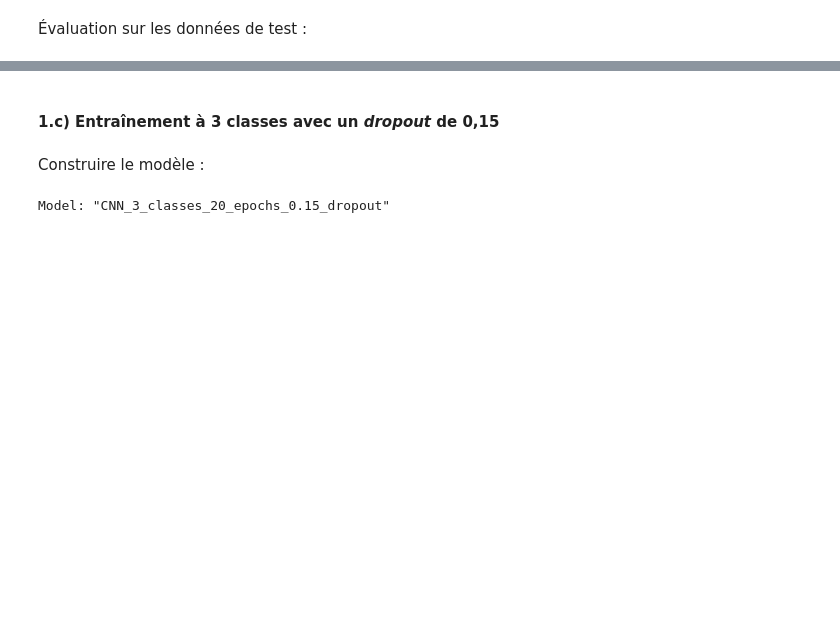
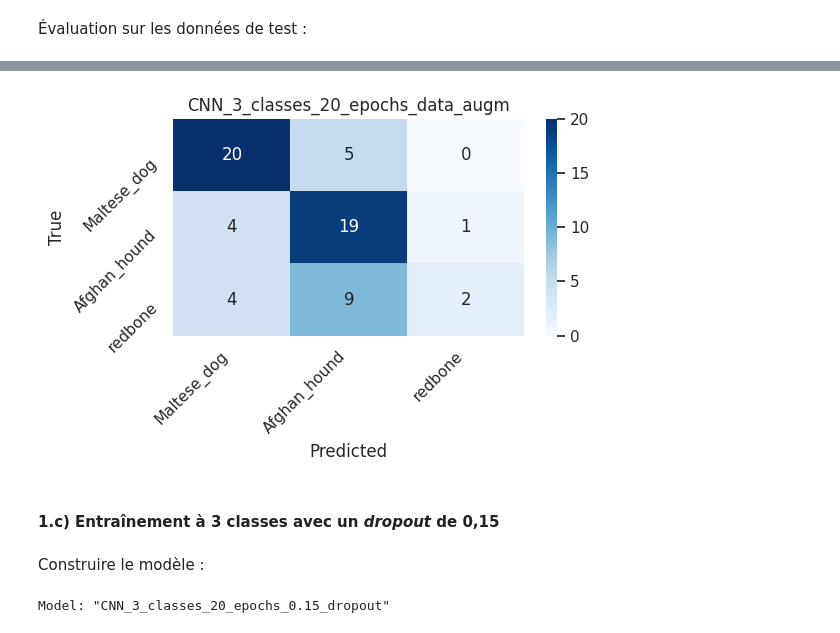
Before and after one commit to kirisakow/oc-dogs-cv-dl, a Jupyter notebook: ISAKOV_Kiril_2_notebook_model_from_scratch_032026.ipynb, the cells around one changed output, grey strips where cells are left out. Cells and saved outputs as stored; diff of their text form; code cells hidden in the pictures; blank space fills up the shorter version.

```diff
--- a/ISAKOV_Kiril_2_notebook_model_from_scratch_032026.ipynb
+++ b/ISAKOV_Kiril_2_notebook_model_from_scratch_032026.ipynb
@@ -427,4 +434,5 @@ logr.info(f"Loss finale de la validation: {history.history['val_loss'][-1]:.4f}"
 # %%
 logr.info(f"Évaluation sur les données de test :")
 logr.info(f"loss, accuracy = {model.evaluate(test_seq)}")
+plot_confusion_matrix(model, test_seq, test_seq.labels, breed_labels_dict.values(), title=f'{experiment_name}')
 # %% [output]
@@ -434,3 +443,4 @@ logr.info(f"loss, accuracy = {model.evaluate(test_seq)}")
+[figure, added]
 # %% [markdown]
 #### 1.c) Entraînement à 3 classes avec un *dropout* de 0,15
 # %%
```
Also changed, not shown: parts of 24 cells of this notebook, 1 other file.
